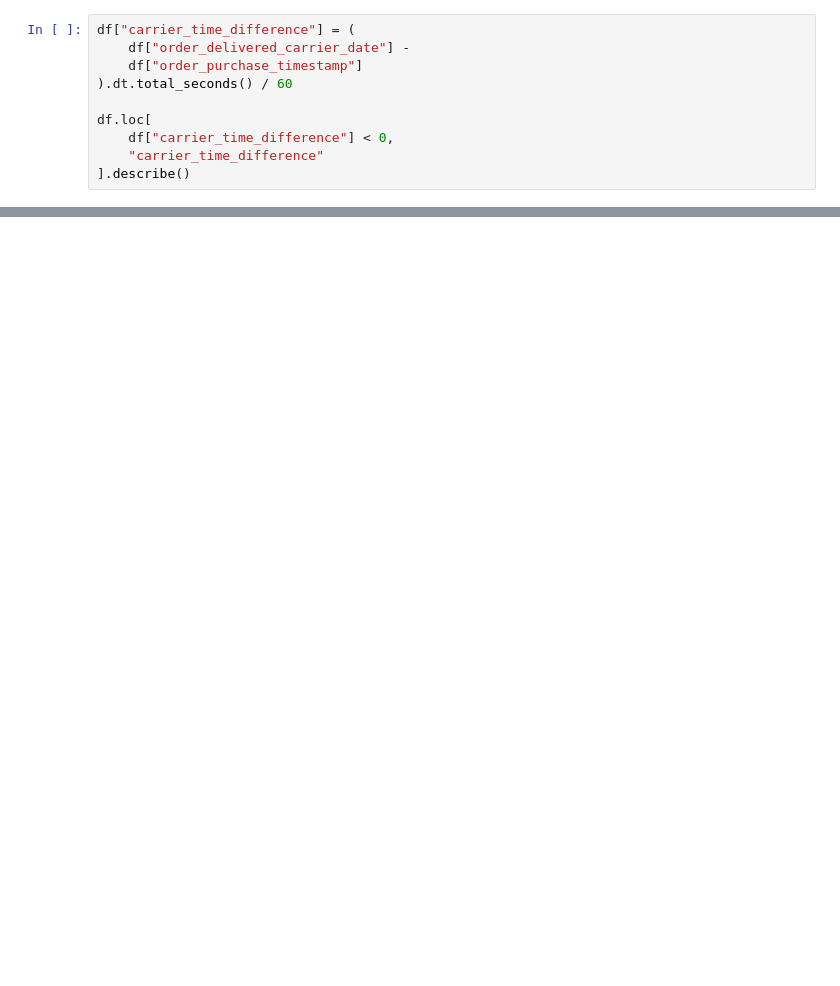
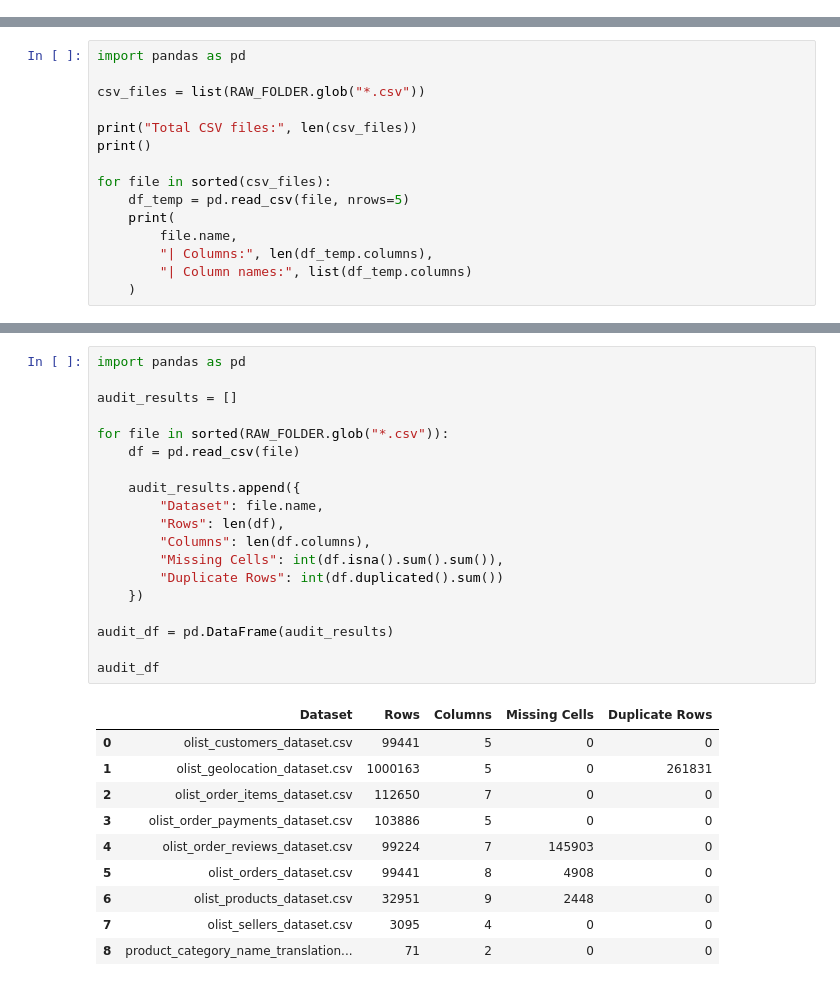
Before and after one commit to ayushkumar1311/ecommerce-delivery-logistics-analysis, a Jupyter notebook: notebooks/01_data_inspection.ipynb, the cells around one changed output, grey strips where cells are left out. Drawn from its saved outputs; the diff is of its cells as text; blank space fills up the shorter version.

Commit message:
Update data inspection notebook

```diff
--- a/notebooks/01_data_inspection.ipynb
+++ b/notebooks/01_data_inspection.ipynb
@@ -174,10 +0,0 @@ df[
-# %%
-df["carrier_time_difference"] = (
-    df["order_delivered_carrier_date"] -
-    df["order_purchase_timestamp"]
-).dt.total_seconds() / 60
-
-df.loc[
-    df["carrier_time_difference"] < 0,
-    "carrier_time_difference"
-].describe()
@@ -234,0 +22,15 @@ Late delivery percentage: 8.11 %
+# %%
+import pandas as pd
+
+csv_files = list(RAW_FOLDER.glob("*.csv"))
+
+print("Total CSV files:", len(csv_files))
+print()
+
+for file in sorted(csv_files):
+    df_temp = pd.read_csv(file, nrows=5)
+    print(
+        file.name,
+        "| Columns:", len(df_temp.columns),
+        "| Column names:", list(df_temp.columns)
+    )
@@ -234,0 +49,30 @@ Late delivery percentage: 8.11 %
+# %%
+import pandas as pd
+
+audit_results = []
+
+for file in sorted(RAW_FOLDER.glob("*.csv")):
+    df = pd.read_csv(file)
+
+    audit_results.append({
+        "Dataset": file.name,
+        "Rows": len(df),
+        "Columns": len(df.columns),
+        "Missing Cells": int(df.isna().sum().sum()),
+        "Duplicate Rows": int(df.duplicated().sum())
+    })
+
+audit_df = pd.DataFrame(audit_results)
+
+audit_df
+# %% [output]
+|  | Dataset | Rows | Columns | Missing Cells | Duplicate Rows |
+| 0 | olist_customers_dataset.csv | 99441 | 5 | 0 | 0 |
+| 1 | olist_geolocation_dataset.csv | 1000163 | 5 | 0 | 261831 |
+| 2 | olist_order_items_dataset.csv | 112650 | 7 | 0 | 0 |
+| 3 | olist_order_payments_dataset.csv | 103886 | 5 | 0 | 0 |
+| 4 | olist_order_reviews_dataset.csv | 99224 | 7 | 145903 | 0 |
+| 5 | olist_orders_dataset.csv | 99441 | 8 | 4908 | 0 |
+| 6 | olist_products_dataset.csv | 32951 | 9 | 2448 | 0 |
+| 7 | olist_sellers_dataset.csv | 3095 | 4 | 0 | 0 |
+| 8 | product_category_name_translation... | 71 | 2 | 0 | 0 |
```
Also changed, not shown: parts of 63 cells of this notebook.
